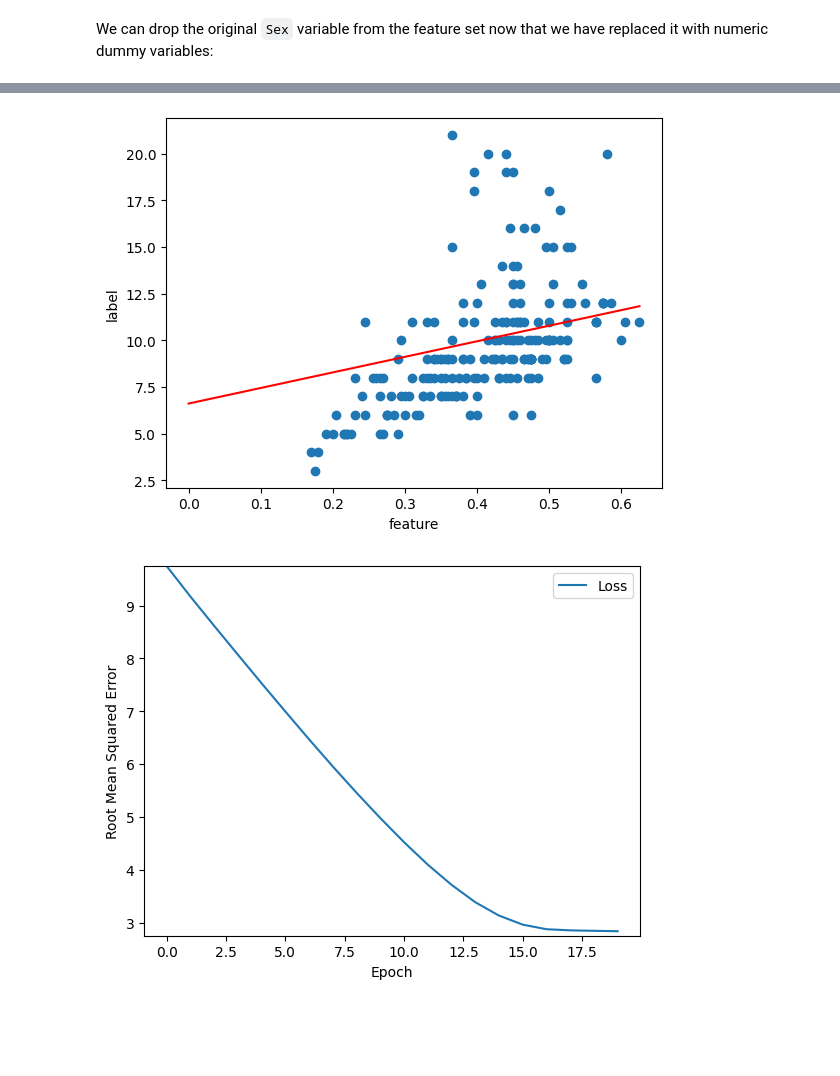
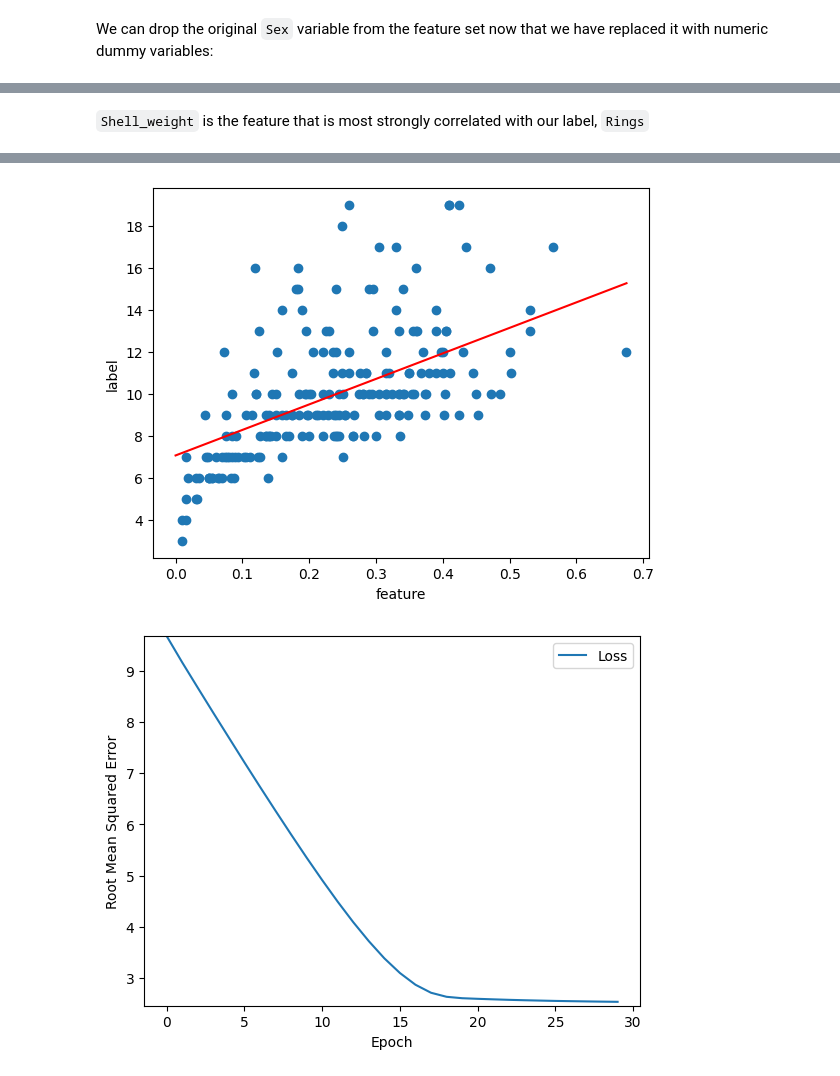
Before and after one commit to ChrisSoderberg-ONS/ml-practice, a Jupyter notebook: tensorflow-ml.ipynb, the cells around one changed output, grey strips where cells are left out. Drawn from its saved outputs; the diff is of its cells as text; code cells hidden in the pictures; blank space fills up the shorter version.

```diff
--- a/tensorflow-ml.ipynb
+++ b/tensorflow-ml.ipynb
@@ -85,12 +98,14 @@ It will also depend on the features we select to predict the label, `Rings`.
+# %% [markdown]
+`Shell_weight` is the feature that is most strongly correlated with our label, `Rings`
 # %%
 # Define hyperparameters
 model_learning_rate = 0.01
-model_epochs = 20
+model_epochs = 30
 model_batch_size = 100
 
 # Set label and features
 model_label = "Rings"
-model_feature = "Diameter"
+model_feature = "Shell_weight"
 
 # Build model
 base_model = build_lr_model(learning_rate = model_learning_rate)
@@ -135,2 +150,2 @@ Epoch 20/20
-[figure, old version]
+[figure, new version]
-[figure, old version]
+[figure, new version]
```
Also changed, not shown: parts of 4 cells of this notebook.
